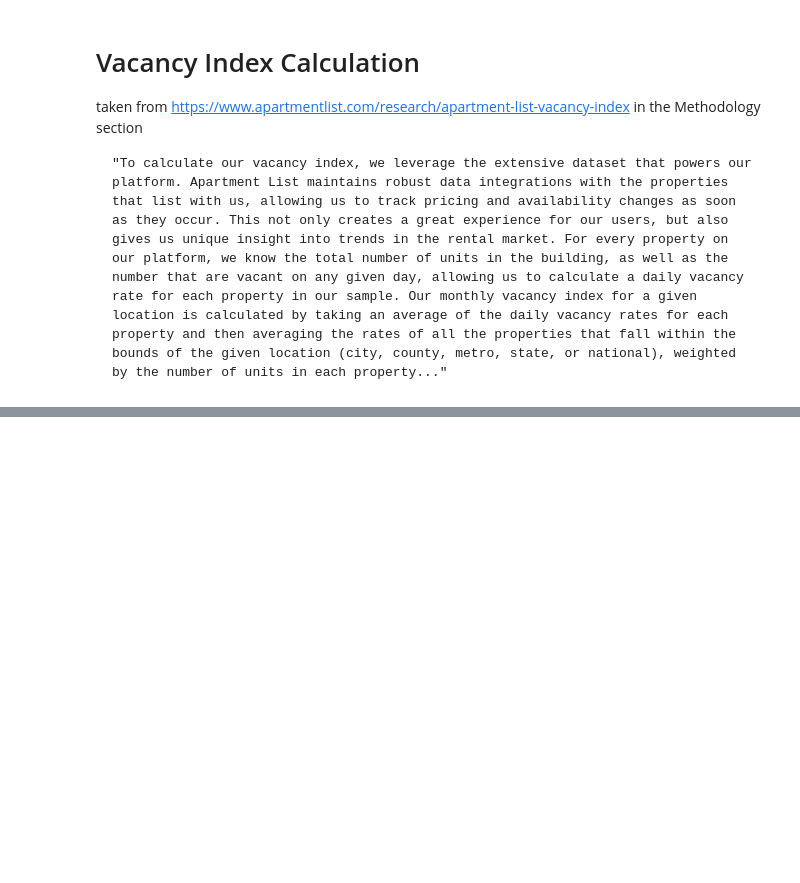
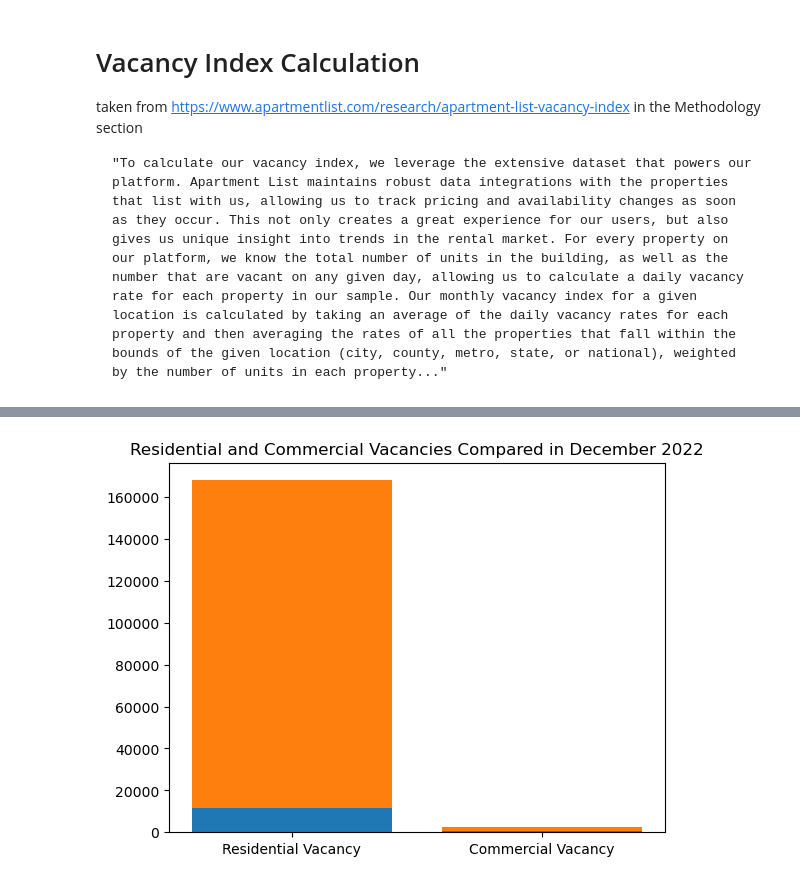
Before and after one commit to ScottMcLean98/Project1, a Jupyter notebook: Rental Saturation.ipynb, the cells around one changed output, grey strips where cells are left out. Saved outputs shown, nothing was run; the diff lists cells and outputs as text; code cells hidden in the pictures; blank space fills up the shorter version.

```diff
--- a/Rental Saturation.ipynb
+++ b/Rental Saturation.ipynb
@@ -53,0 +127,31 @@ taken from https://www.apartmentlist.com/research/apartment-list-vacancy-index i
+# %%
+# Get the specific Land Use code column
+parsed_df = parcels_df["LANDUSE_CD"]
+parsed_df = pd.DataFrame(parsed_df)
+values = parsed_df["LANDUSE_CD"].value_counts()
+residential = 0
+commercial = 0
+
+# 11-19 are residential
+# 61-69 are services such as real estate and theoretically are offices
+
+# Add together all parcels with the land use code 11-19
+for i in range(11, 20):
+    try:
+        residential += values[i]
+    except KeyError:
+        print(f"No parcels with the landuse designation: {i}")
+
+# Add together all parcels with the land use code 61-69
+for i in range(61, 70):
+    try:
+        commercial += values[i]
+    except KeyError:
+        print(f"No parcels with the landuse designation: {i}")
+
+# Calculate an estimate of vacant parcels based on the reported vacancies of commercial/residential properties in December 2022
+residential_vacant = round(residential * (x_axis[71] / 100))
+commercial_vacant = round(commercial * 0.184)
+
+print(residential_vacant)
+print(commercial_vacant)
@@ -53,0 +167,14 @@ taken from https://www.apartmentlist.com/research/apartment-list-vacancy-index i
+# %%
+fig, ax = plt.subplots()
+
+# Plot the total parcels in each category and the estimated number of parcels vacant in 2022
+x_bars = [residential_vacant, commercial_vacant]
+x_bars2 = [(residential - residential_vacant), (commercial - commercial_vacant)]
+bar_labels = ["Residential Vacancy", "Commercial Vacancy"]
+ax.bar(bar_labels, x_bars, label="Vacant Parcels")
+ax.bar(bar_labels, x_bars2, bottom=x_bars, label="Occupied Parcels")
+plt.title("Residential and Commercial Vacancies Compared in December 2022")
+plt.x
+plt.savefig("Fig2 - vacancy")
+# %% [output]
+[figure, added]
```
Also changed, not shown: parts of 11 cells of this notebook, 6 other files.
